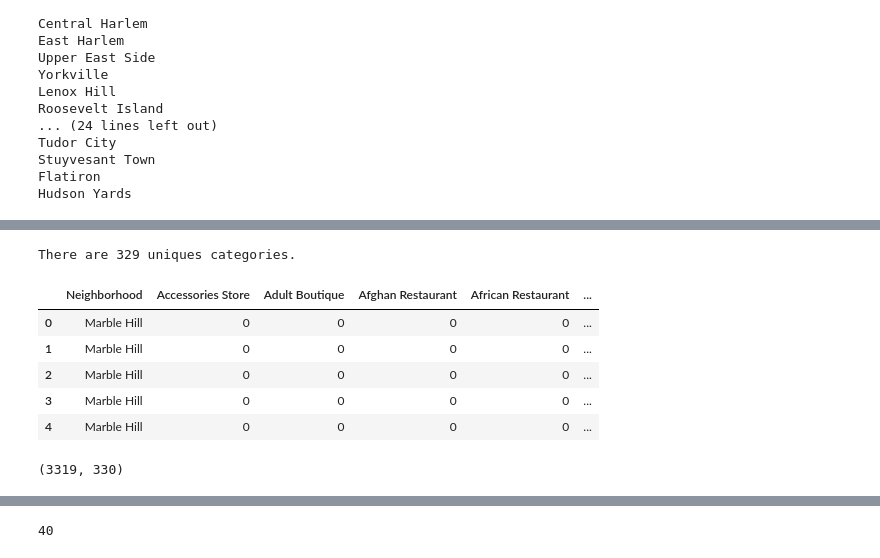
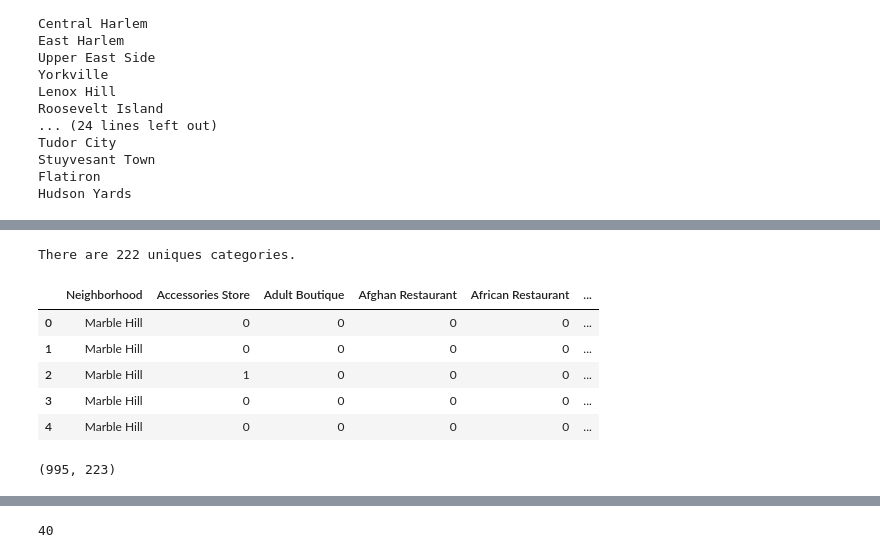
Before and after one commit to mina1987/sfneighborhoods, a Jupyter notebook: sf_neighborhoods.ipynb, the cells around one changed output, grey strips where cells are left out. Drawn from its saved outputs; the diff is of its cells as text; code cells hidden in the pictures.

```diff
--- a/sf_neighborhoods.ipynb
+++ b/sf_neighborhoods.ipynb
@@ -1224,10 +901,13 @@ longtitude= data['geometry']['geometries'][0]['coordinates'][0][1][0]
+# %%
+latitude=sf_neighborhoods['lat'][0]
+longitude= sf_neighborhoods['lng'][0]
 # %%
 venues_map = folium.Map(location=[latitude, longitude], zoom_start=15) # generate map centred around Ecco
 
 
 
 # add popular spots to the map as blue circle markers
-for lat, lng, label in zip(sf_neighborhoods.Latitude, sf_neighborhoods.Longtitude, sf_neighborhoods.Neighborhood):
+for lat, lng, label in zip(sf_neighborhoods.lat, sf_neighborhoods.lng, sf_neighborhoods.label):
     folium.vector_layers.CircleMarker(
         [lat, lng],
         radius=5,
@@ -1267,6 +925,6 @@ neighborhoods_data[0]
 # %%
-neighborhood_latitude = sf_neighborhoods.loc[0, 'Latitude'] # neighborhood latitude value
-neighborhood_longitude = sf_neighborhoods.loc[0, 'Longtitude'] # neighborhood longitude value
+neighborhood_latitude = latitude # neighborhood latitude value
+neighborhood_longitude = longitude # neighborhood longitude value
 
 LIMIT = 100 # limit of number of venues returned by Foursquare API
 
@@ -1375,3 +1049,8 @@ def getNearbyVenues(names, latitudes, longitudes, radius=500):
                   'Venue Category']
 
     return(nearby_venues)
+# %%
+sf_venues = getNearbyVenues(names=sf_neighborhoods['label'],
+                                   latitudes=sf_neighborhoods['lat'],
+                                   longitudes=sf_neighborhoods['lng']
+                                  )
@@ -1433,27 +1165,27 @@ manhattan_venues.groupby('Neighborhood').mean()
 # %%
-print('There are {} uniques categories.'.format(len(manhattan_venues['Venue Category'].unique())))
+print('There are {} uniques categories.'.format(len(sf_venues['Venue Category'].unique())))
 # %% [output]
-There are 329 uniques categories.
+There are 222 uniques categories.
 # %%
 # one hot encoding
-manhattan_onehot = pd.get_dummies(manhattan_venues[['Venue Category']], prefix="", prefix_sep="")
+manhattan_onehot = pd.get_dummies(sf_venues[['Venue Category']], prefix="", prefix_sep="")
 
 # add neighborhood column back to dataframe
 manhattan_onehot['Neighborhood'] = manhattan_venues['Neighborhood']
 
 # move neighborhood column to the first column
 fixed_columns = [manhattan_onehot.columns[-1]] + list(manhattan_onehot.columns[:-1])
 manhattan_onehot = manhattan_onehot[fixed_columns]
 
 manhattan_onehot.head()
 # %% [output]
 |  | Neighborhood | Accessories Store | Adult Boutique | Afghan Restaurant | African Restaurant | ... |
 | 0 | Marble Hill | 0 | 0 | 0 | 0 | ... |
 | 1 | Marble Hill | 0 | 0 | 0 | 0 | ... |
-| 2 | Marble Hill | 0 | 0 | 0 | 0 | ... |
+| 2 | Marble Hill | 1 | 0 | 0 | 0 | ... |
 | 3 | Marble Hill | 0 | 0 | 0 | 0 | ... |
 | 4 | Marble Hill | 0 | 0 | 0 | 0 | ... |
 # %%
 manhattan_onehot.shape
 # %% [output]
-(3319, 330)
+(995, 223)
```
Also changed, not shown: parts of 52 cells of this notebook, 2 other files.
